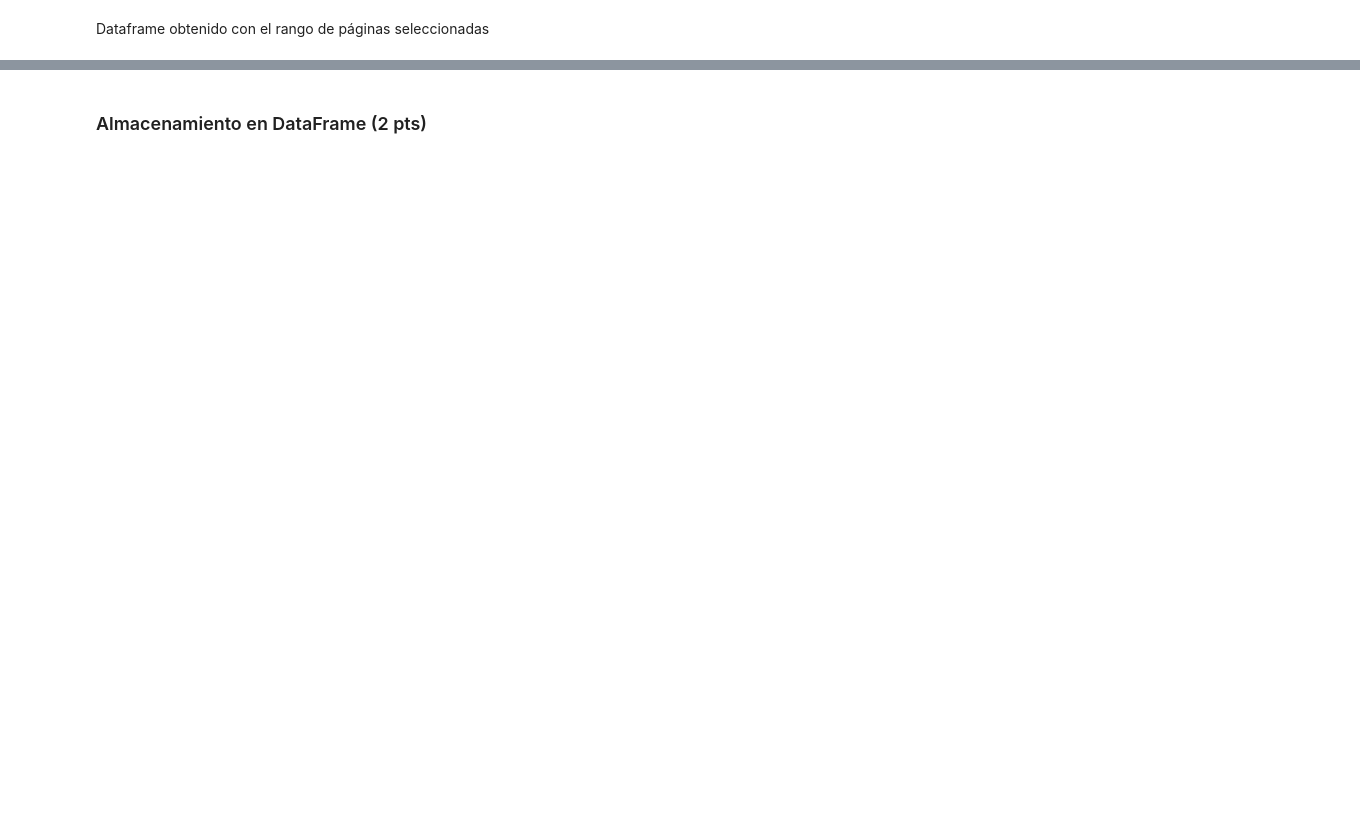
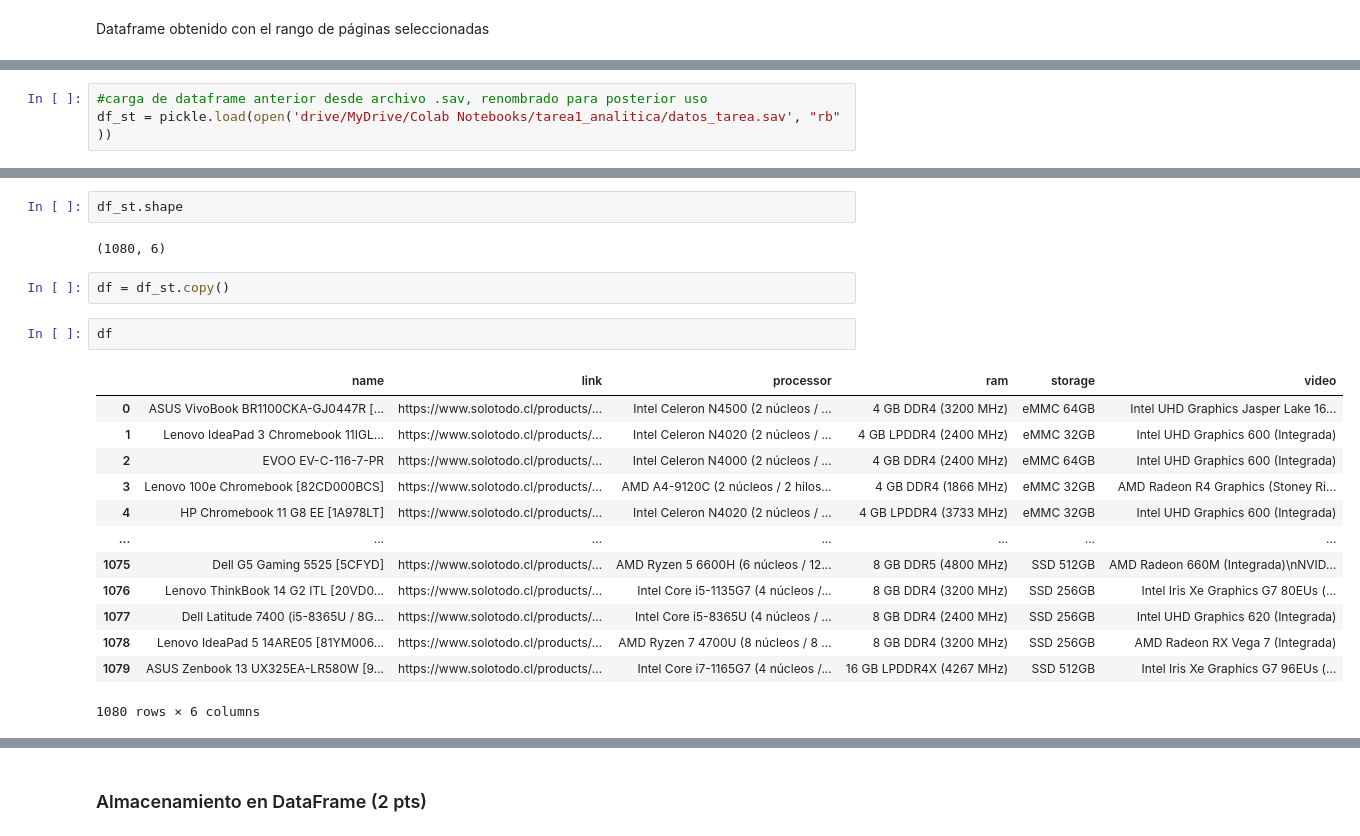
Before and after one commit to ssalazara/MACI_Analitica1, a Jupyter notebook: Analitica_Tarea1.ipynb, the cells around one changed output, grey strips where cells are left out. Drawn from its saved outputs; the diff is of its cells as text; blank space fills up the shorter version.

```diff
--- a/Analitica_Tarea1.ipynb
+++ b/Analitica_Tarea1.ipynb
@@ -183,0 +193,3 @@ Dataframe obtenido con el rango de páginas seleccionadas
+# %%
+#carga de dataframe anterior desde archivo .sav, renombrado para posterior uso
+df_st = pickle.load(open('drive/MyDrive/Colab Notebooks/tarea1_analitica/datos_tarea.sav', "rb" ))
@@ -183,0 +205,22 @@ Dataframe obtenido con el rango de páginas seleccionadas
+# %%
+df_st.shape
+# %% [output]
+(1080, 6)
+# %%
+df = df_st.copy()
+# %%
+df
+# %% [output]
+|  | name | link | processor | ram | storage | video |
+| 0 | ASUS VivoBook BR1100CKA-GJ0447R [... | https://www.solotodo.cl/products/... | Intel Celeron N4500 (2 núcleos / ... | 4 GB DDR4 (3200 MHz) | eMMC 64GB | Intel UHD Graphics Jasper Lake 16... |
+| 1 | Lenovo IdeaPad 3 Chromebook 11IGL... | https://www.solotodo.cl/products/... | Intel Celeron N4020 (2 núcleos / ... | 4 GB LPDDR4 (2400 MHz) | eMMC 32GB | Intel UHD Graphics 600 (Integrada) |
+| 2 | EVOO EV-C-116-7-PR | https://www.solotodo.cl/products/... | Intel Celeron N4000 (2 núcleos / ... | 4 GB DDR4 (2400 MHz) | eMMC 64GB | Intel UHD Graphics 600 (Integrada) |
+| 3 | Lenovo 100e Chromebook [82CD000BCS] | https://www.solotodo.cl/products/... | AMD A4-9120C (2 núcleos / 2 hilos... | 4 GB DDR4 (1866 MHz) | eMMC 32GB | AMD Radeon R4 Graphics (Stoney Ri... |
+| 4 | HP Chromebook 11 G8 EE [1A978LT] | https://www.solotodo.cl/products/... | Intel Celeron N4020 (2 núcleos / ... | 4 GB LPDDR4 (3733 MHz) | eMMC 32GB | Intel UHD Graphics 600 (Integrada) |
+| ... | ... | ... | ... | ... | ... | ... |
+| 1075 | Dell G5 Gaming 5525 [5CFYD] | https://www.solotodo.cl/products/... | AMD Ryzen 5 6600H (6 núcleos / 12... | 8 GB DDR5 (4800 MHz) | SSD 512GB | AMD Radeon 660M (Integrada)\nNVID... |
+| 1076 | Lenovo ThinkBook 14 G2 ITL [20VD0... | https://www.solotodo.cl/products/... | Intel Core i5-1135G7 (4 núcleos /... | 8 GB DDR4 (3200 MHz) | SSD 256GB | Intel Iris Xe Graphics G7 80EUs (... |
+| 1077 | Dell Latitude 7400 (i5-8365U / 8G... | https://www.solotodo.cl/products/... | Intel Core i5-8365U (4 núcleos / ... | 8 GB DDR4 (2400 MHz) | SSD 256GB | Intel UHD Graphics 620 (Integrada) |
+| 1078 | Lenovo IdeaPad 5 14ARE05 [81YM006... | https://www.solotodo.cl/products/... | AMD Ryzen 7 4700U (8 núcleos / 8 ... | 8 GB DDR4 (3200 MHz) | SSD 256GB | AMD Radeon RX Vega 7 (Integrada) |
+| 1079 | ASUS Zenbook 13 UX325EA-LR580W [9... | https://www.solotodo.cl/products/... | Intel Core i7-1165G7 (4 núcleos /... | 16 GB LPDDR4X (4267 MHz) | SSD 512GB | Intel Iris Xe Graphics G7 96EUs (... |
+1080 rows × 6 columns
```
Also changed, not shown: parts of 16 cells of this notebook.
